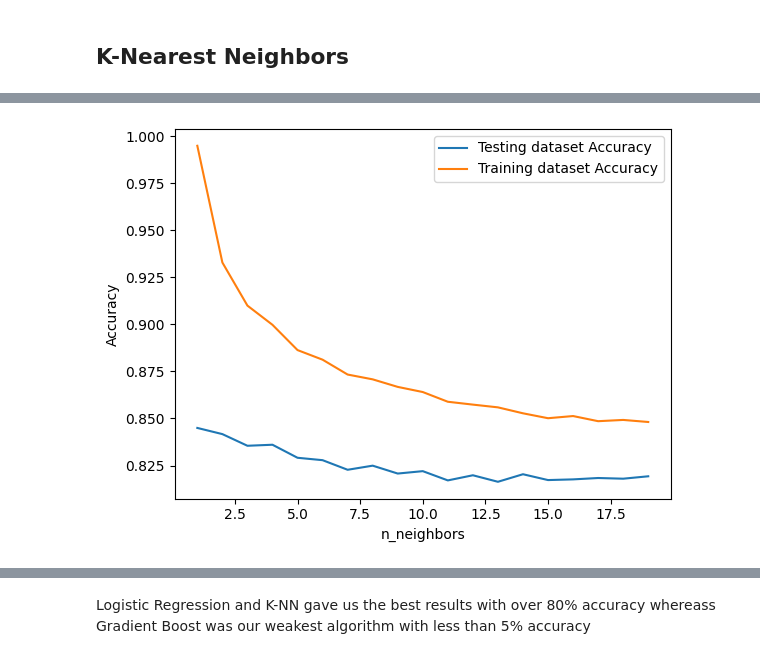
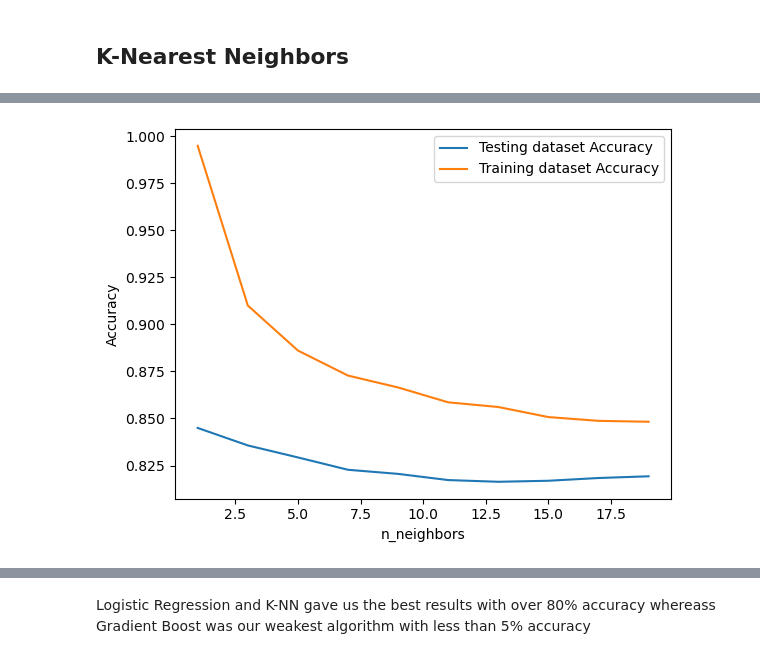
Before and after one commit to AlbertNg02/food-insecurity-prediction, a Jupyter notebook: data_explore.ipynb, the cells around one changed output, grey strips where cells are left out. Saved outputs shown, nothing was run; the diff lists cells and outputs as text; code cells hidden in the pictures.

```diff
--- a/data_explore.ipynb
+++ b/data_explore.ipynb
@@ -232,4 +234,5 @@ data_train, data_test, target_train, target_test = train_test_split(
 )
 log_reg_model = make_pipeline(preprocessor, LogisticRegression(max_iter=500))
 _ = log_reg_model.fit(data_train, target_train)
-log_reg_model.score(data_test, target_test)
+log_reg_score = log_reg_model.score(data_test, target_test)
+highest_accuracy["log_reg_score"] = log_reg_score
@@ -440,7 +445,8 @@ from sklearn.metrics import accuracy_score
 # Model fitting and evaluation
 #########################################
 
-maxdepths = [2,3,4,5,6,7,8,9,10,15,20,25,30,35,40,45,50]
+# maxdepths = [2,3,4,5,6,7,8,9,10,15,20,25,30,35,40,45,50]
+maxdepths = [2,3,4,5,6,7,8,9,10]
 
 trainAcc = np.zeros(len(maxdepths))
 testAcc = np.zeros(len(maxdepths))
@@ -449,7 +455,7 @@ testAcc = np.zeros(len(maxdepths))
 
 index = 0
 for depth in maxdepths:
-    clf = make_pipeline(preprocessor, RandomForestClassifier(max_depth=2, random_state=0))
+    clf = make_pipeline(preprocessor, RandomForestClassifier(depth, random_state=0))
     clf = clf.fit(data_train, target_train)
     Y_predTrain = clf.predict(data_train)
     Y_predTest = clf.predict(data_test)
@@ -465,4 +471,5 @@ plt.plot(maxdepths,trainAcc,'ro-',maxdepths,testAcc,'bv--')
 plt.legend(['Training Accuracy','Test Accuracy'])
 plt.xlabel('Max depth')
 plt.ylabel('Accuracy')
+highest_accuracy["high_forest"] =max(testAcc)
 # %% [output]
@@ -484,7 +490,8 @@ from sklearn.metrics import accuracy_score
 # Model fitting and evaluation
 #########################################
 
-maxdepths = [2,3,4,5,6,7,8,9,10,15,20,25,30,35,40,45,50]
+# maxdepths = [2,3,4,5,6,7,8,9,10,15,20,25,30,35,40,45,50]
+maxdepths = [5,10,15,20,25,30]
 
 trainAcc = np.zeros(len(maxdepths))
 testAcc = np.zeros(len(maxdepths))
@@ -493,7 +500,7 @@ testAcc = np.zeros(len(maxdepths))
 
 index = 0
 for depth in maxdepths:
-    clf = make_pipeline(preprocessor,GradientBoostingClassifier(n_estimators=100, learning_rate=1.0, max_depth=1, random_state=0) )
+    clf = make_pipeline(preprocessor,GradientBoostingClassifier(n_estimators=100, learning_rate=1.0, max_depth=depth, random_state=0))
     clf = clf.fit(data_train, target_train)
     Y_predTrain = clf.predict(data_train)
     Y_predTest = clf.predict(data_test)
@@ -509,4 +516,5 @@ plt.plot(maxdepths,trainAcc,'ro-',maxdepths,testAcc,'bv--')
 plt.legend(['Training Accuracy','Test Accuracy'])
 plt.xlabel('Max depth')
 plt.ylabel('Accuracy')
+highest_accuracy["high_gradient"] = max(testAcc)
 # %% [output]
@@ -514,0 +530,24 @@ Text(0, 0.5, 'Accuracy')
+# %%
+import numpy as np
+max_iteration = np.arange(250,450,50)
+train_accuracy = np.empty(len(max_iteration))
+test_accuracy = np.empty(len(max_iteration))
+
+# Loop over K values
+for i, k in enumerate(max_iteration):
+    mlp_model = make_pipeline(preprocessor, MLPClassifier(random_state=1, max_iter=k))
+    _ = mlp_model.fit(data_train, target_train)
+    mlp_model.predict(data_test)
+    train_accuracy[i] = mlp_model.score(data_train, target_train)
+    test_accuracy[i] = mlp_model.score(data_test, target_test)
+
+
+# Generate plot
+plt.plot(max_iteration, test_accuracy, label = 'Testing dataset Accuracy')
+plt.plot(max_iteration, train_accuracy, label = 'Training dataset Accuracy')
+
+plt.legend()
+plt.xlabel('max_iterations')
+plt.ylabel('Accuracy')
+plt.show()
+highest_accuracy["high_mlp"] = max(test_accuracy)
@@ -525,27 +566,28 @@ knn_model.score(data_test, target_test)
 # %%
-neighbors = np.arange(1,20)
+neighbors = np.arange(1,20,2)
 train_accuracy = np.empty(len(neighbors))
 test_accuracy = np.empty(len(neighbors))
 
 # Loop over K values
 for i, k in enumerate(neighbors):
     knn_model = make_pipeline(preprocessor, KNeighborsClassifier(k))
     _ = knn_model.fit(data_train, target_train)
     knn_model.predict(data_test)
     train_accuracy[i] = knn_model.score(data_train, target_train)
     test_accuracy[i] = knn_model.score(data_test, target_test)
 
     # Compute training and test data accuracy
     #train_accuracy[i] = knn.score(data_train, target_train)
     #test_accuracy[i] = knn.score(data_test, target_test)
 
 # Generate plot
 plt.plot(neighbors, test_accuracy, label = 'Testing dataset Accuracy')
 plt.plot(neighbors, train_accuracy, label = 'Training dataset Accuracy')
 
 plt.legend()
 plt.xlabel('n_neighbors')
 plt.ylabel('Accuracy')
 plt.show()
+highest_accuracy["high_knn"] = max(test_accuracy)
 # %% [output]
-[figure, old version]
+[figure, new version]
```
Also changed, not shown: parts of 16 cells of this notebook.
